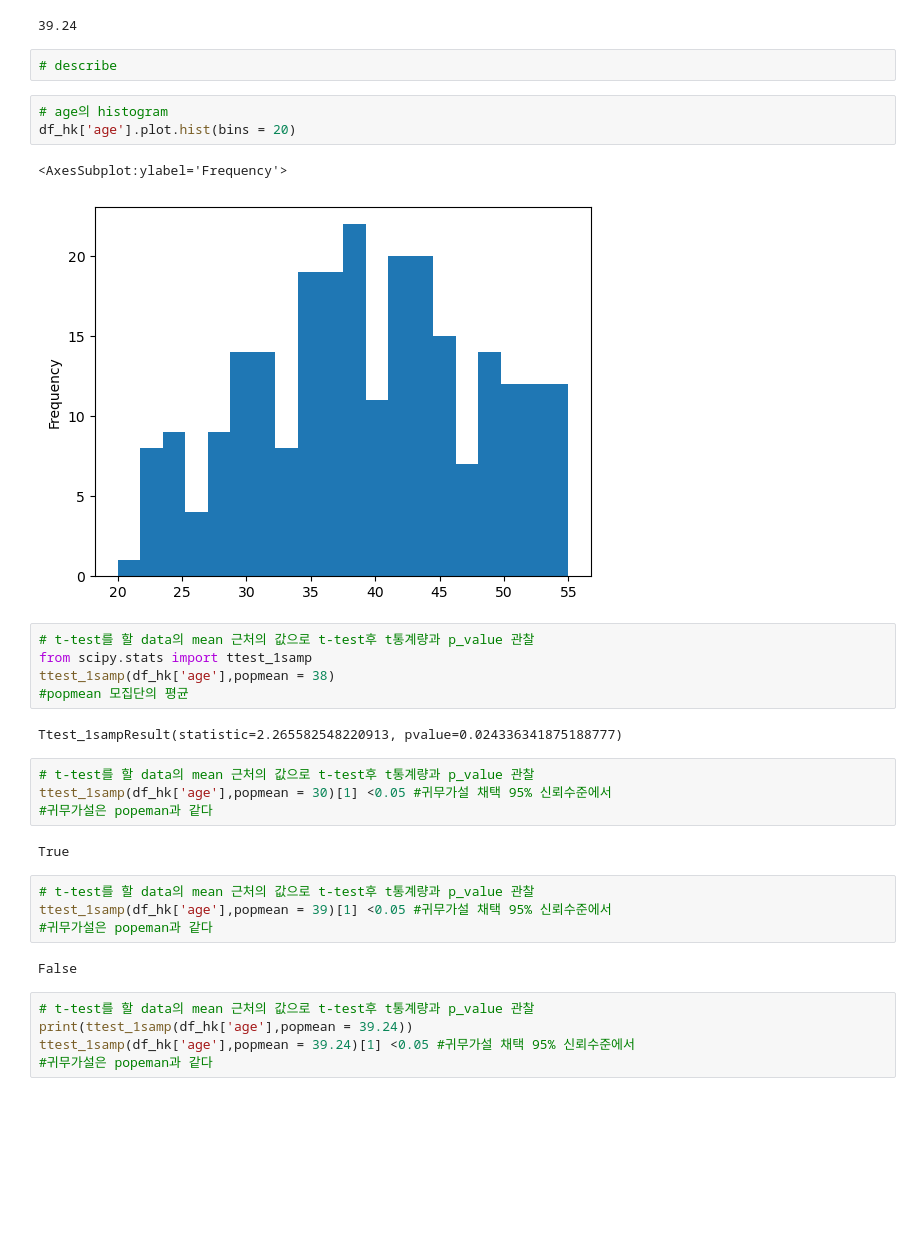
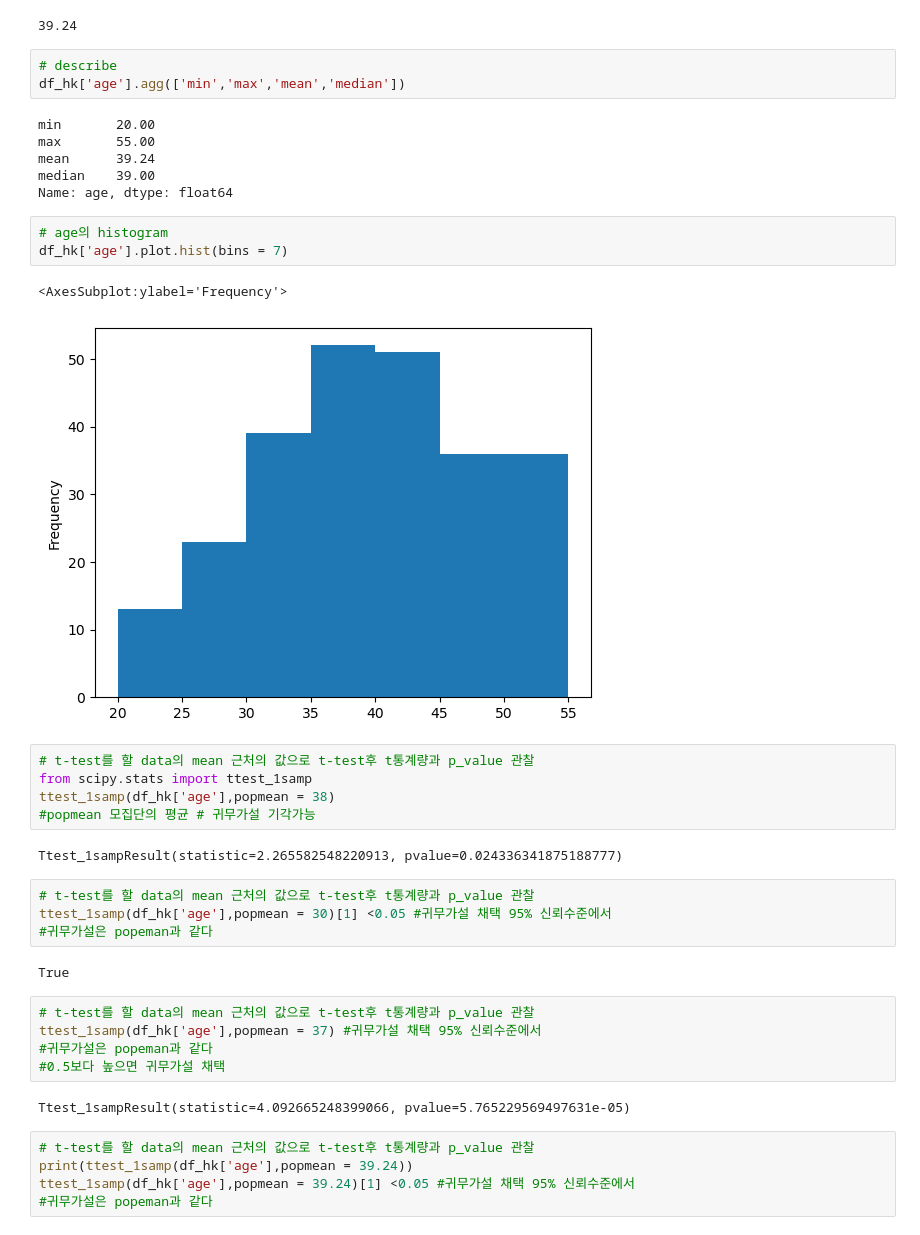
Before and after one commit to looloo404/AI-Basic, a Jupyter notebook: [Workbook]ch3 가설검정.ipynb, the cells around one changed output. Drawn from its saved outputs; the diff is of its cells as text; blank space fills up the shorter version.

```diff
--- a/[Workbook]ch3 가설검정.ipynb
+++ b/[Workbook]ch3 가설검정.ipynb
@@ -62,17 +72,24 @@ df_hk['age'].mean()
 39.24
 # %%
 # describe
+df_hk['age'].agg(['min','max','mean','median'])
+# %% [output]
+min       20.00
+max       55.00
+mean      39.24
+median    39.00
+Name: age, dtype: float64
 # %%
 # age의 histogram
-df_hk['age'].plot.hist(bins = 20)
+df_hk['age'].plot.hist(bins = 7)
 # %% [output]
 <AxesSubplot:ylabel='Frequency'>
-[figure, old version]
+[figure, new version]
 # %%
 # t-test를 할 data의 mean 근처의 값으로 t-test후 t통계량과 p_value 관찰
 from scipy.stats import ttest_1samp
 ttest_1samp(df_hk['age'],popmean = 38)
-#popmean 모집단의 평균
+#popmean 모집단의 평균 # 귀무가설 기각가능
 # %% [output]
 Ttest_1sampResult(statistic=2.265582548220913, pvalue=0.024336341875188777)
 # %%
@@ -83,10 +100,11 @@ ttest_1samp(df_hk['age'],popmean = 30)[1] <0.05 #귀무가설 채택 95% 신뢰
 True
 # %%
 # t-test를 할 data의 mean 근처의 값으로 t-test후 t통계량과 p_value 관찰
-ttest_1samp(df_hk['age'],popmean = 39)[1] <0.05 #귀무가설 채택 95% 신뢰수준에서
+ttest_1samp(df_hk['age'],popmean = 37) #귀무가설 채택 95% 신뢰수준에서
 #귀무가설은 popeman과 같다
+#0.5보다 높으면 귀무가설 채택
 # %% [output]
-False
+Ttest_1sampResult(statistic=4.092665248399066, pvalue=5.765229569497631e-05)
 # %%
 # t-test를 할 data의 mean 근처의 값으로 t-test후 t통계량과 p_value 관찰
 print(ttest_1samp(df_hk['age'],popmean = 39.24))
```
Also changed, not shown: parts of 9 cells of this notebook, 11 other files.
